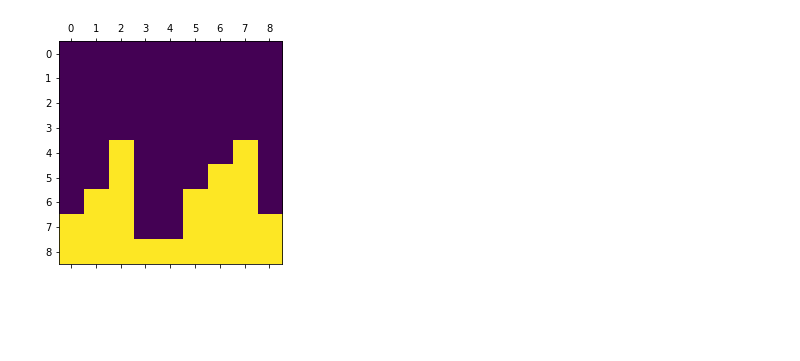
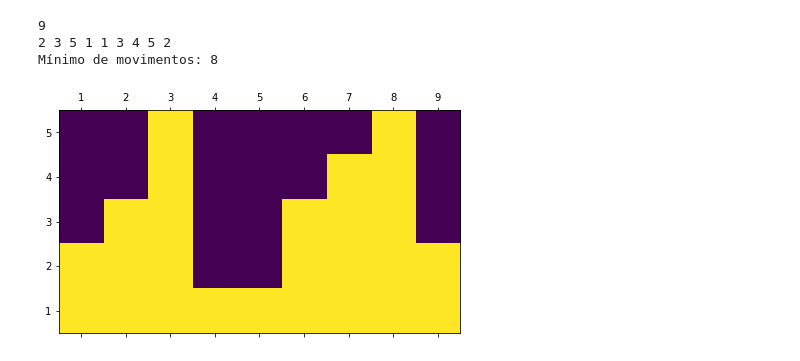
Before and after one commit to EDAII/lista6-ViniciusFerreira-IcaroPires, a Jupyter notebook: lista_6.ipynb, the cells around one changed output. Drawn from its saved outputs; the diff is of its cells as text; code cells hidden in the pictures; blank space fills up the shorter version.

Commit message:
Finished integrating things
Signed-off-by: Vinicius Ferreira <vfbdelima@gmail.com>
Co-authored-by: Icaro Pires <icaropsa@gmail.com>

```diff
--- a/lista_6.ipynb
+++ b/lista_6.ipynb
@@ -75,10 +75,10 @@ def reconstruct(l, r, h):
     cur_step = step[(l, r, h)]
     if cur_step == 'vertical':
         for number in range(l, r + 1):
-            commands += [{'type_command': 'vertical', 'number': number}]
+            commands += [{'type_command': 'vertical', 'number': number-1}]
     else:
-        for i in range(h + 1, fence[min_idx] + 1):
-            commands += [{'type_command': 'horizontal', 'number': number, 'begin': l-1, 'end': r-1}]
+        for number in range(h + 1, fence[min_idx] + 1):
+            commands += [{'type_command': 'horizontal', 'number': number-1, 'begin': l-1, 'end': r-1}]
 
         reconstruct(l, min_idx - 1, fence[min_idx])
         reconstruct(min_idx + 1, r, fence[min_idx])
@@ -89,15 +89,20 @@ enumerated_fence = list(enumerate(fence))
 
 print('Mínimo de movimentos:', solve(1, n, 0))
 reconstruct(1, n, 0)
+# %% [output]
+9
+2 3 5 1 1 3 4 5 2
+Mínimo de movimentos: 8
 # %%
 import matplotlib.pyplot as plt
 
-# Make a 9x9 grid...
-nrows, ncols = 9,9
+fence = fence[1:]
+
+nrows, ncols = max(fence), len(fence)
 
 def update_image(image):
-    row_labels = range(nrows)
-    col_labels = range(ncols)
+    row_labels = range(nrows, 0, -1)
+    col_labels = range(1, ncols+1)
     plt.matshow(image)
     plt.xticks(range(ncols), col_labels)
     plt.yticks(range(nrows), row_labels)
@@ -105,24 +110,16 @@ def update_image(image):
 # %%
 def build_fence(list_height_boards):
     for counter, height in enumerate(list_height_boards):
-        image[(9-height):9, counter] = 0.5
+        image[(nrows-height):nrows, counter] = 0.5
-# %%
-import numpy as np
-
-
-image = np.zeros(nrows*ncols)
-
-# Set every other cell to a random number (this would be your data)
-#image[::2] = np.random.random(nrows*ncols //2 + 1)
-#image[:] = 0.5
-
-# Reshape things into a 9x9 grid.
-image = image.reshape((nrows, ncols))
-
-boards = [2,3,5,1,1,3,4,5,2]
-
-build_fence(boards)
-update_image(image)
-# %% [output]
-[figure, removed]
+# %%
+import numpy as np
+
+image = np.zeros(nrows*ncols)
+
+image = image.reshape((nrows, ncols))
+
+build_fence(fence)
+update_image(image)
+# %% [output]
+[figure, added]
 # %%
```
Also changed, not shown: parts of 5 cells of this notebook.
